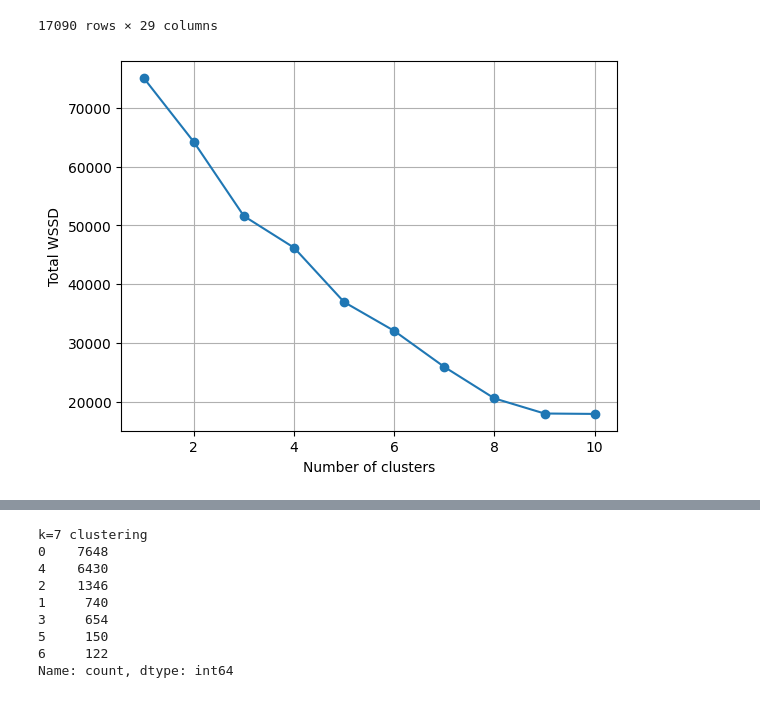
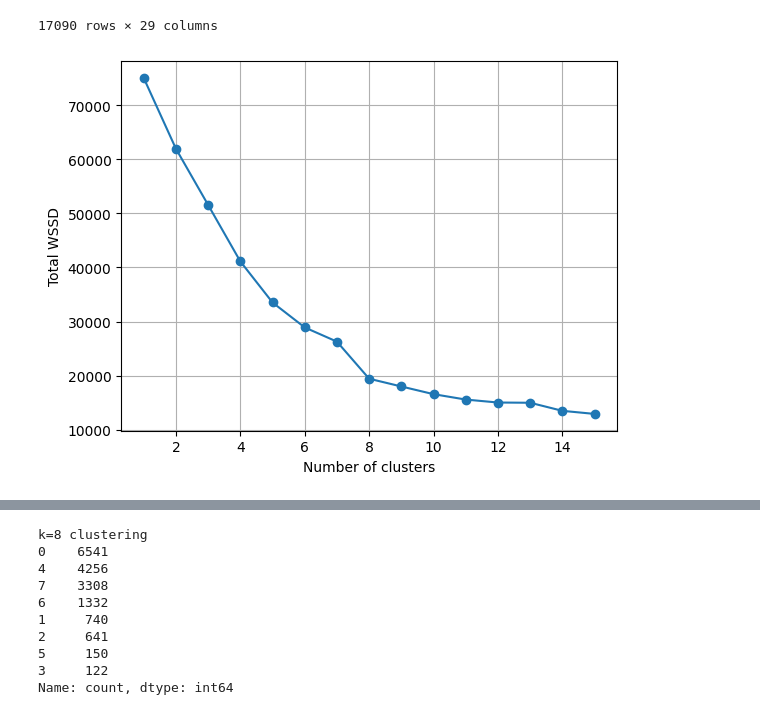
Before and after one commit to maishaSupritee/AI4GoodLab-Project, a Jupyter notebook: kmeans.ipynb, the cells around one changed output, grey strips where cells are left out. Drawn from its saved outputs; the diff is of its cells as text; code cells hidden in the pictures.

```diff
--- a/kmeans.ipynb
+++ b/kmeans.ipynb
@@ -99,31 +99,32 @@ df
 # %%
 features = [*bool_cols, *new_conts, *new_discs]
 
 # elbow method for optimal k value
 def find_optimal_k (data, max_k):
     ks = []     # k value array
     wssds = []  # within-cluster sum of squared distances (WSSD) array
 
     for k in range (1, max_k):
-        kmeans = KMeans(n_clusters=k)
+        kmeans = KMeans(n_init=25, n_clusters=k, init='random')
         kmeans.fit(data)
         ks.append(k)
         wssds.append(kmeans.inertia_)
 
     # plot inertia against k values
     plt.plot(ks, wssds, 'o-')
 
     plt.xlabel('Number of clusters')
     plt.ylabel('Total WSSD')
     plt.grid(True)
     plt.show()
 
 
-find_optimal_k(df[features], 11)
+find_optimal_k(df[features], 16)
 
 # store optimal k
-optimal_k = 7
+optimal_k = 8
+cluster_col = f"k={optimal_k} clustering"
 # %% [output]
-[figure, old version]
+[figure, new version]
 # %%
 # run k-means clustering with optimal k
@@ -146,17 +147,18 @@ df
 | 17089 | 6700-6900 BUTLER ST | 49.221232 | -123.033782 | NaN | NaN | NaN | ... |
 17090 rows × 30 columns
 # %%
-cluster_counts = df['k=7 clustering'].value_counts()
+cluster_counts = df[cluster_col].value_counts()
 print(cluster_counts)
 # %% [output]
-k=7 clustering
-0    7648
-4    6430
-2    1346
+k=8 clustering
+0    6541
+4    4256
+7    3308
+6    1332
 1     740
-3     654
+2     641
 5     150
-6     122
+3     122
 Name: count, dtype: int64
 # %%
 # plot by location
```
Also changed, not shown: parts of 4 cells of this notebook, 6 other files.
